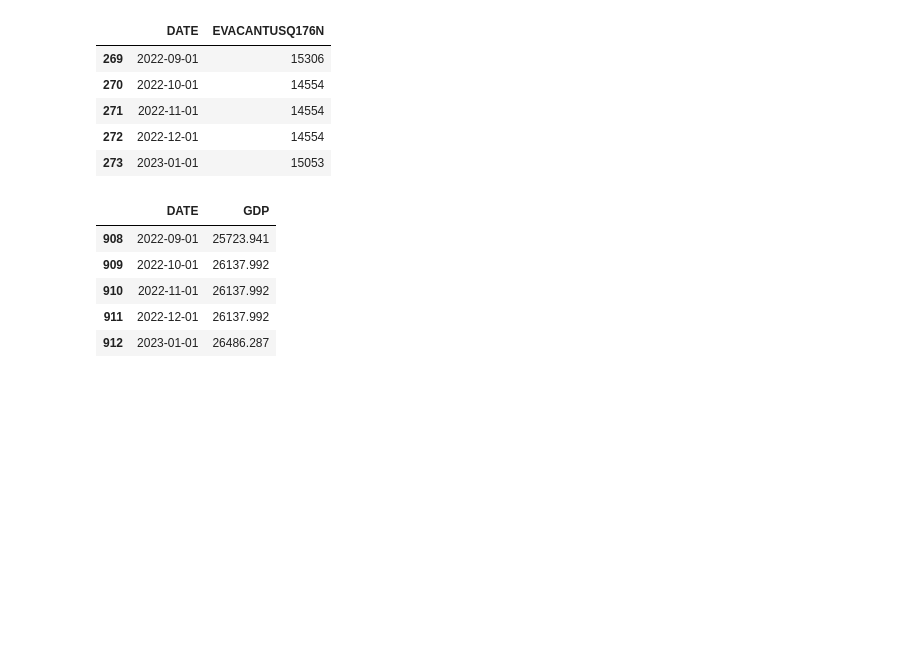
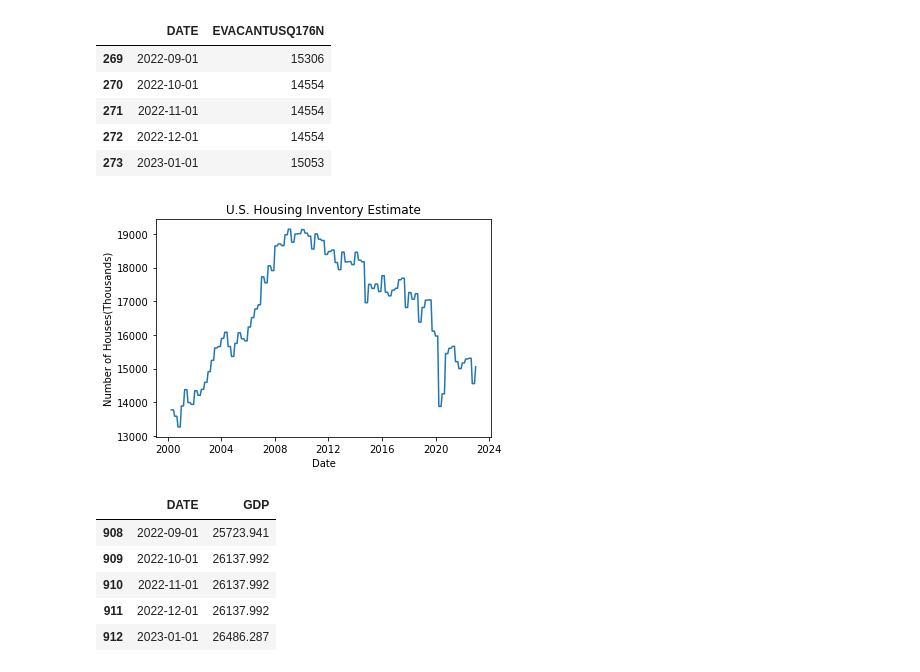
Before and after one commit to CptSasquatch/project-4, a Jupyter notebook: jason/tidy_data.ipynb, the cells around one changed output. Drawn from its saved outputs; the diff is of its cells as text; code cells hidden in the pictures; blank space fills up the shorter version.

```diff
--- a/jason/tidy_data.ipynb
+++ b/jason/tidy_data.ipynb
@@ -18,6 +27,6 @@ csushpinsa_df.tail()
 # %%
 # read in the data
-evacantusq176n_df = pd.read_csv('data\EVACANTUSQ176N.csv')
+evacantusq176n_df = pd.read_csv('data/EVACANTUSQ176N.csv')
 # add rows for missing months and fill with most recent value
 evacantusq176n_df = evacantusq176n_df.set_index('DATE')
 evacantusq176n_df.index = pd.to_datetime(evacantusq176n_df.index)
@@ -31,5 +40,14 @@ evacantusq176n_df.tail()
 | 271 | 2022-11-01 | 14554 |
 | 272 | 2022-12-01 | 14554 |
 | 273 | 2023-01-01 | 15053 |
+# %%
+# Plot the U.S. Housing Inventory Estimate
+plt.plot(evacantusq176n_df['DATE'], evacantusq176n_df['EVACANTUSQ176N'])
+plt.title('U.S. Housing Inventory Estimate')
+plt.xlabel('Date')
+plt.ylabel('Number of Houses(Thousands)')
+plt.show()
+# %% [output]
+[figure, added]
 # %%
 # read in the data
```
Also changed, not shown: parts of 20 cells of this notebook, 3 other files.
